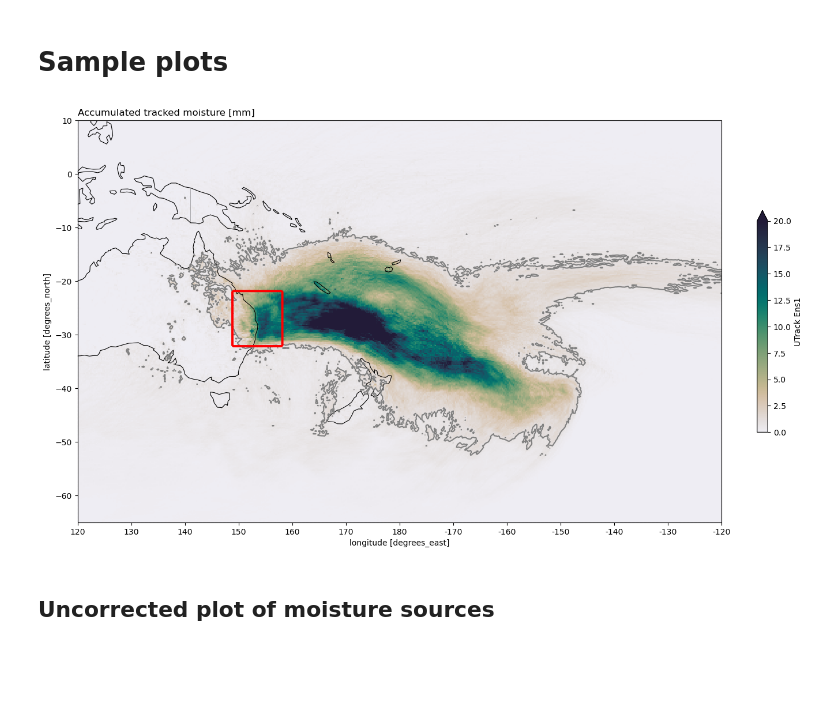
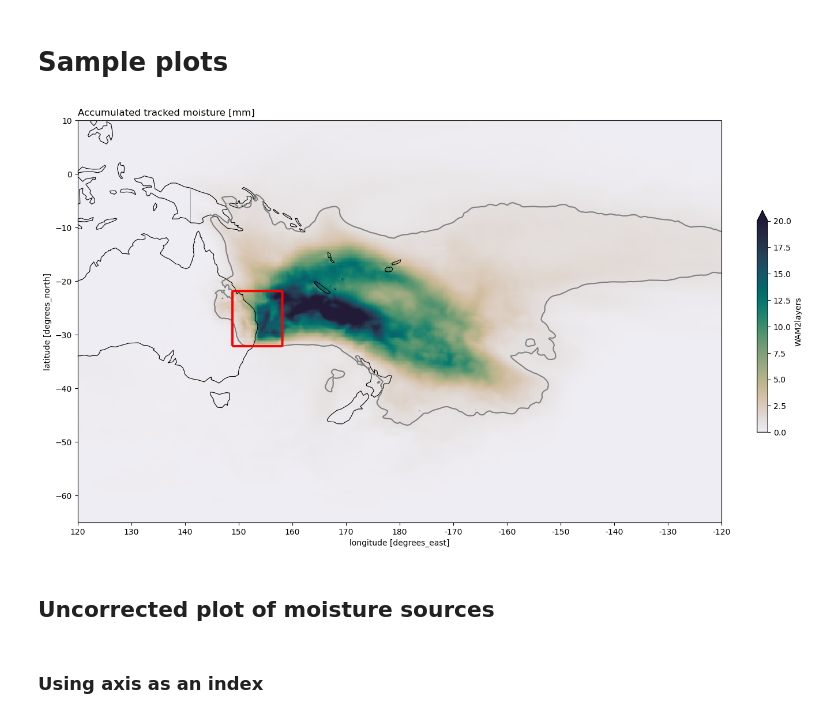
Before and after one commit to WAM2layers/Moisture_tracking_intercomparison, a Jupyter notebook: Australia_case_sharing.ipynb, the cells around one changed output. Drawn from its saved outputs; the diff is of its cells as text; code cells hidden in the pictures; blank space fills up the shorter version.

Commit message:
Updated Australia case plotting example
Instead of using indices of models to select unique models, the name of each model is used.

```diff
--- a/Australia_case_sharing.ipynb
+++ b/Australia_case_sharing.ipynb
@@ -61,7 +59,18 @@ merged_aus2 = merged_aus.copy()
 merged_aus2.coords['lon'] = (merged_aus2.coords['lon'] + 360) % 360
 merged_aus2 = merged_aus2.sortby(merged_aus2.lon)
 # %%
-unique = [0,1,2,7,12,13,14,15,16,19]  # index for one ensemble per simulation
+# Unique model names
+unique = ['WAM2layers',
+          '2LDRM',
+          'UTrack Ens1',
+          'B-TrIMS',
+          'FLEXPART-HAMSTER Ens5',
+          'FLEXPART-WaterSip (UniVie)',
+          'LAGRANTO-WaterSip (CHc)',
+          'FLEXPART-WaterSip (Xu)',
+          'FLEXPART-WaterSip (TFC) Ens1',
+          'FLEXPART-Stohl (UVigo)',
+         ]
 # %% [markdown]
 # Sample plots
 # %%
@@ -72,37 +81,39 @@ maskr = mask.mask.isel(time=0).drop_vars('time')
 # Make sample figure (in this case of WAM2layers)
 prj180 = crs.PlateCarree(central_longitude=180)
 prj = crs.PlateCarree()
 
 fig = plt.figure(figsize=(16, 10))
 ax = fig.add_subplot(111, projection=prj180)
 ax.set_xticks(np.arange(0, 361, 10), crs=prj)
 ax.set_yticks(np.arange(-90, 91, 10), crs=prj)
 lon_formatter = LongitudeFormatter(direction_label=False, degree_symbol='')
 ax.xaxis.set_major_formatter(lon_formatter)
 
 ax.add_feature(cartopy.feature.COASTLINE, linewidth=0.8)
 ax.add_feature(cartopy.feature.BORDERS, linestyle='-', linewidth=.2)
 
-src = merged_aus2[modn[2]]  # WAM2layers for #3
+src = merged_aus2[unique[0]]  # WAM2layers for #3
 src.plot(
         vmin=0, #Min source in mm
         vmax=20, #Max source in mm
         robust=False,
         cmap=cm.rain, #Colour map from cmocean package
         cbar_kwargs=dict(fraction=0.05, shrink=0.5),
         transform = prj
     )
 src.plot.contour(ax=ax, levels=[1], colors=["grey"], transform = prj)
 maskr.plot.contour(ax=ax, colors=['red'], transform = prj)
 ax.set_title("Accumulated tracked moisture [mm]", loc="left")
 
 ax.set_extent([120, 240, -65, 10], prj)
 
 # plt.savefig("Wam2layers_sources_Australia.png")
 # %% [output]
-[figure, old version]
+[figure, new version]
 # %% [markdown]
 ## Uncorrected plot of moisture sources
+# %% [markdown]
+### Using axis as an index
 # %%
 %%time
 prj180 = crs.PlateCarree(central_longitude=180)
```
Also changed, not shown: parts of 5 cells of this notebook.
